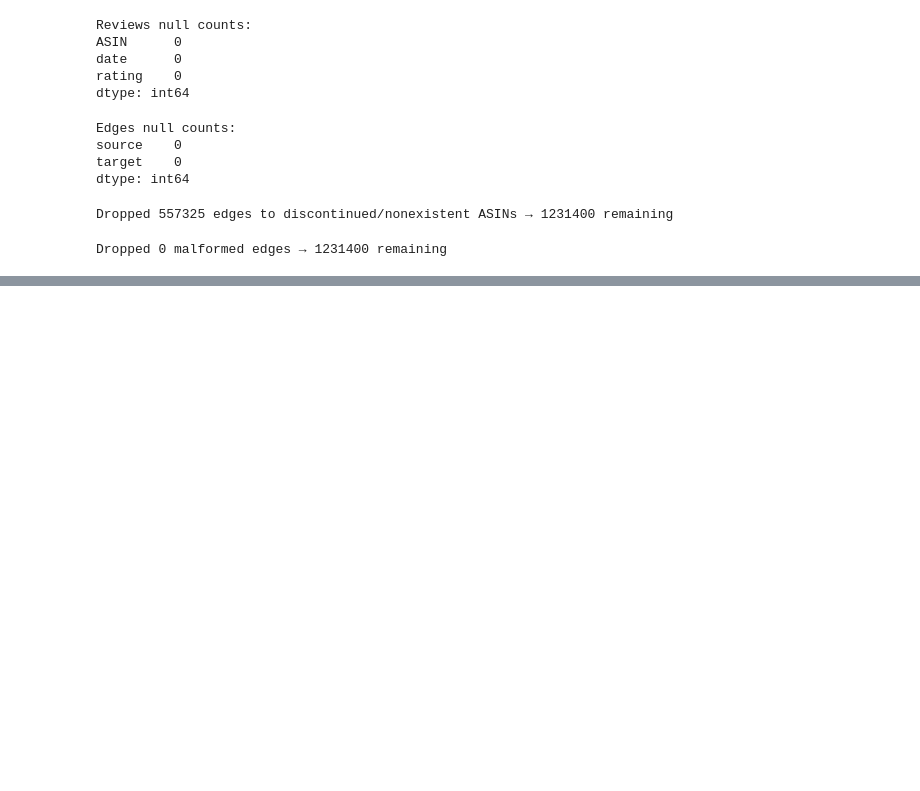
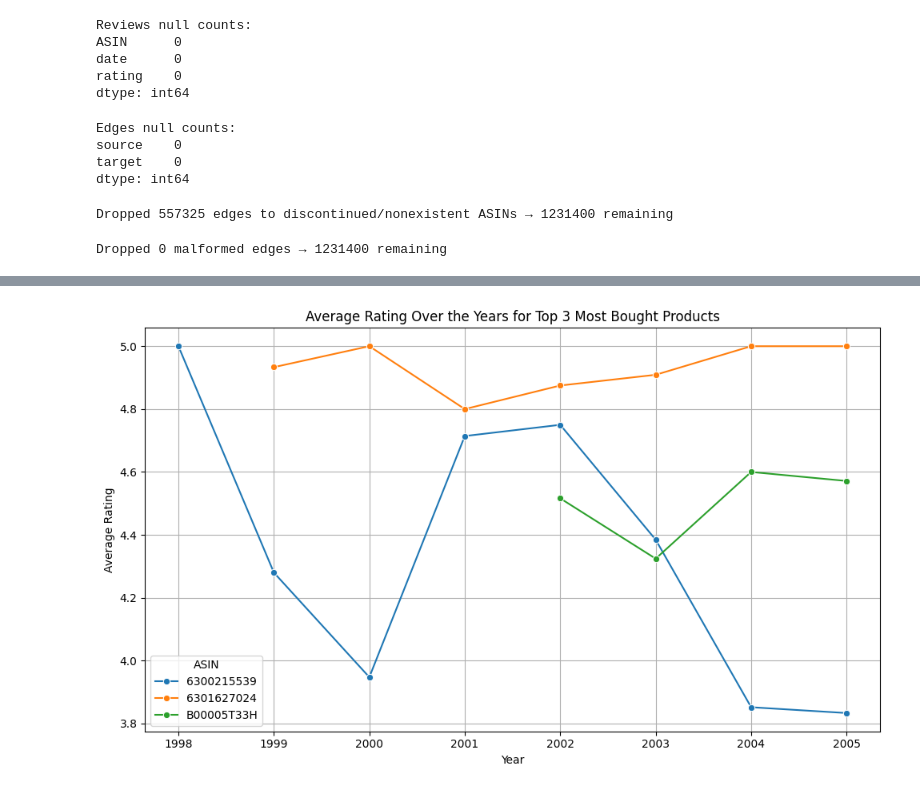
Before and after one commit to kartik-01/smart-inventory-recommender, a Jupyter notebook: notebooks/eda.ipynb, the cells around one changed output, grey strips where cells are left out. Drawn from its saved outputs; the diff is of its cells as text; code cells hidden in the pictures; blank space fills up the shorter version.

```diff
--- a/notebooks/eda.ipynb
+++ b/notebooks/eda.ipynb
@@ -121,0 +144,18 @@ Dropped 0 malformed edges → 1231400 remaining
+# %%
+import pandas as pd
+
+# Load product data
+products_df = products.copy()  # Use a copy to avoid modifying original
+
+# Convert 'salesrank' to numeric, coercing errors to NaN
+products_df['salesrank'] = pd.to_numeric(products_df['salesrank'], errors='coerce')
+
+# Drop rows with missing or invalid (<= 0) salesrank values
+products_df = products_df[products_df['salesrank'] > 0]
+
+# Sort products by salesrank (ascending: lower = more bought)
+most_bought = products_df.sort_values(by='salesrank').reset_index(drop=True)
+
+# Display top 5 most bought products
+print("Top 5 Most Bought Products:")
+print(most_bought[['ASIN', 'title', 'salesrank']].head(5).to_string(index=False))
@@ -121,0 +170,33 @@ Dropped 0 malformed edges → 1231400 remaining
+# %%
+import matplotlib.pyplot as plt
+import seaborn as sns
+
+# Ensure 'date' is in datetime format
+reviews['date'] = pd.to_datetime(reviews['date'])
+
+# Extract year from the date
+reviews['year'] = reviews['date'].dt.year
+
+# Pick top 3 most bought products
+top_asins = most_bought['ASIN'].head(3).tolist()
+
+# Filter reviews for those ASINs
+top_reviews = reviews[reviews['ASIN'].isin(top_asins)]
+
+# Group by ASIN and year to get average rating
+avg_ratings = top_reviews.groupby(['ASIN', 'year'])['rating'].mean().reset_index()
+
+# Plot
+plt.figure(figsize=(10, 6))
+sns.lineplot(data=avg_ratings, x='year', y='rating', hue='ASIN', marker='o')
+
+plt.title('Average Rating Over the Years for Top 3 Most Bought Products')
+plt.xlabel('Year')
+plt.ylabel('Average Rating')
+plt.xticks(avg_ratings['year'].unique())  # Make sure all years are shown
+plt.legend(title='ASIN')
+plt.grid(True)
+plt.tight_layout()
+plt.show()
+# %% [output]
+[figure, added]
```
Also changed, not shown: parts of 3 cells of this notebook.
